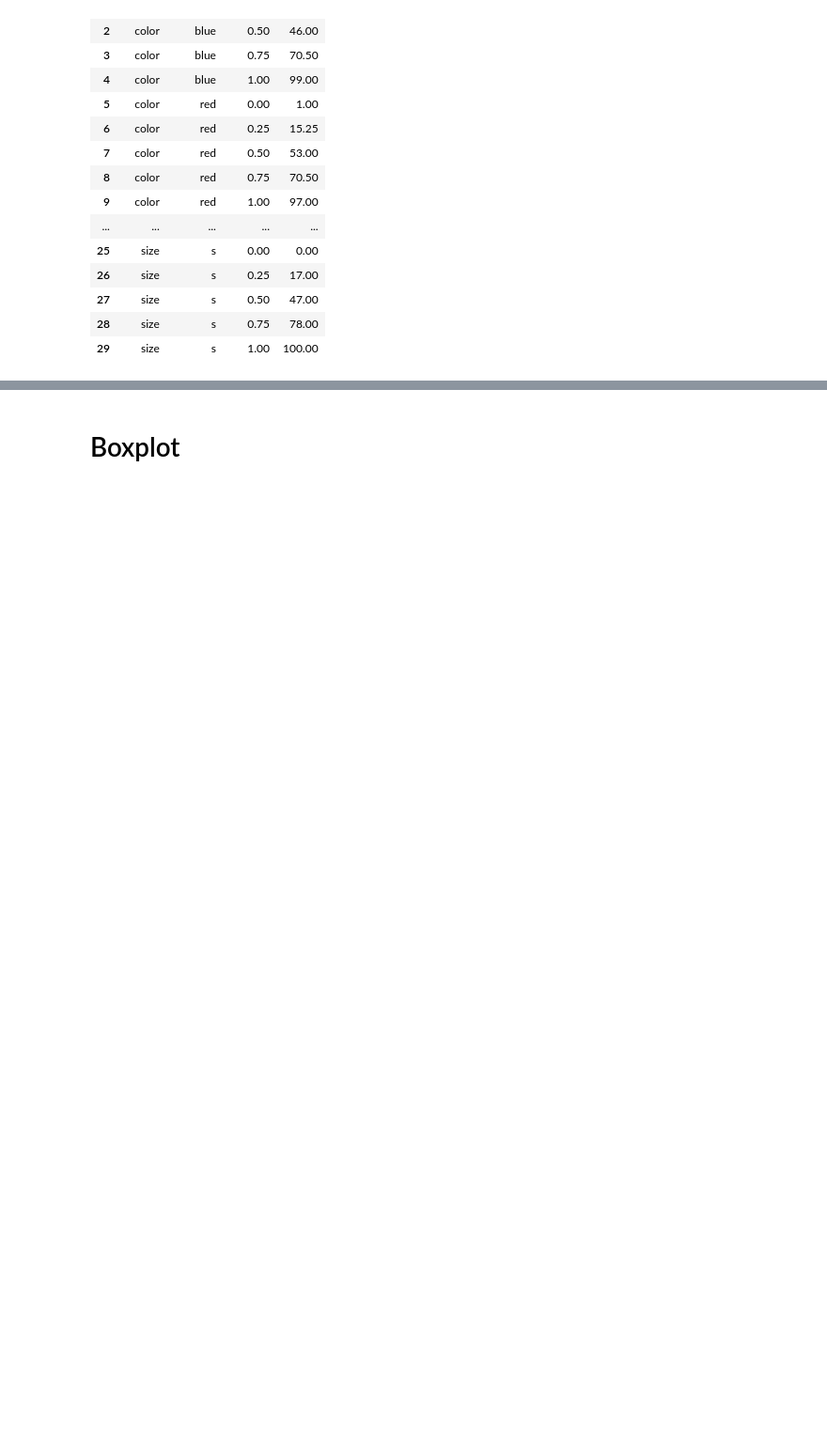
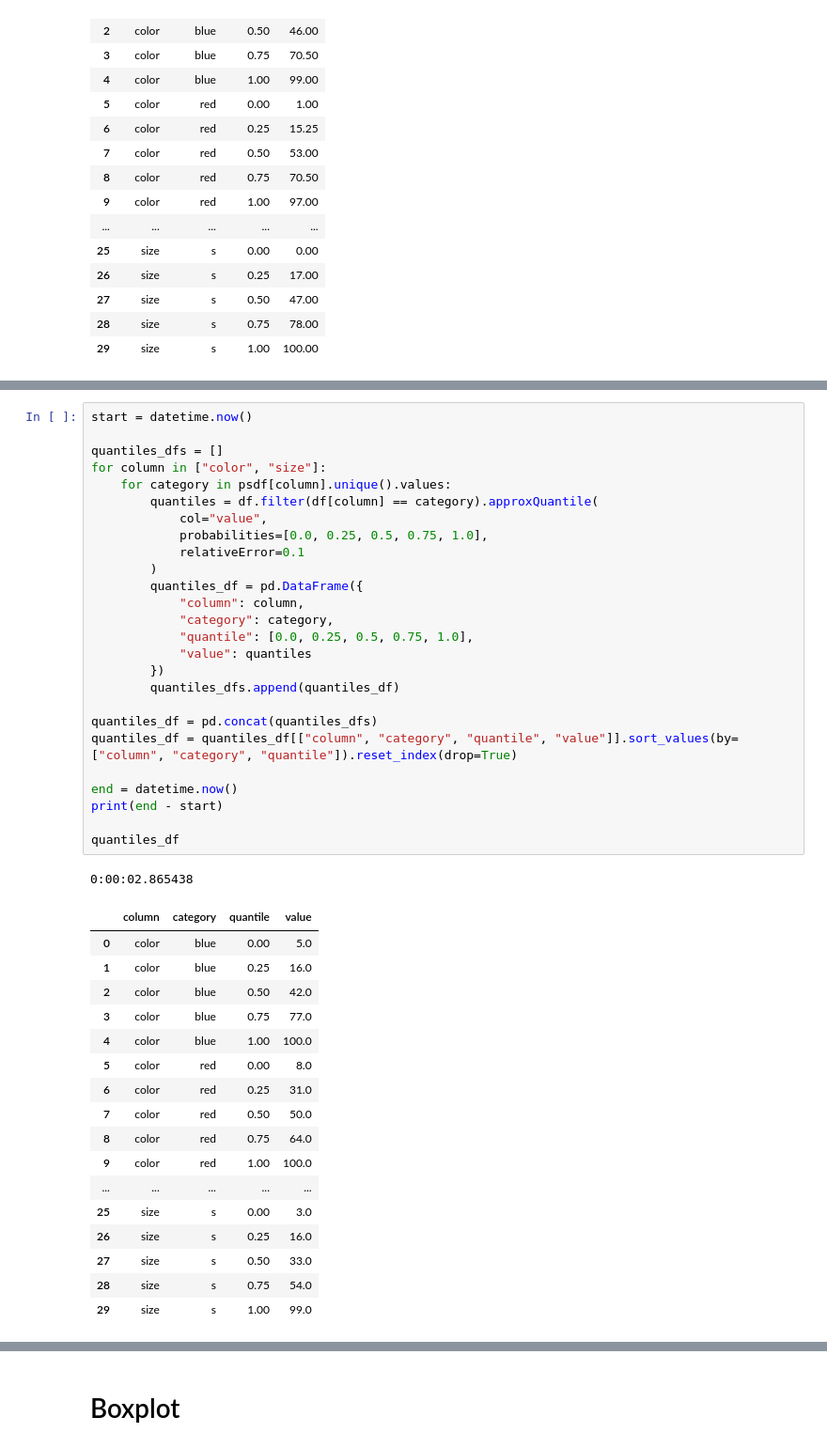
Before and after one commit to mathmathpp2/synapselightgbm_trial, a Jupyter notebook: quantile.ipynb, the cells around one changed output, grey strips where cells are left out. Shown at 94% size. Cells and saved outputs as stored; diff of their text form; blank space fills up the shorter version.

```diff
--- a/quantile.ipynb
+++ b/quantile.ipynb
@@ -231,0 +252,45 @@ quantiles_df
+# %%
+start = datetime.now()
+
+quantiles_dfs = []
+for column in ["color", "size"]:
+    for category in psdf[column].unique().values:
+        quantiles = df.filter(df[column] == category).approxQuantile(
+            col="value",
+            probabilities=[0.0, 0.25, 0.5, 0.75, 1.0],
+            relativeError=0.1
+        )
+        quantiles_df = pd.DataFrame({
+            "column": column,
+            "category": category,
+            "quantile": [0.0, 0.25, 0.5, 0.75, 1.0],
+            "value": quantiles
+        })
+        quantiles_dfs.append(quantiles_df)
+
+quantiles_df = pd.concat(quantiles_dfs)
+quantiles_df = quantiles_df[["column", "category", "quantile", "value"]].sort_values(by=["column", "category", "quantile"]).reset_index(drop=True)
+
+end = datetime.now()
+print(end - start)
+
+quantiles_df
+# %% [output]
+0:00:02.865438
+|  | column | category | quantile | value |
+| 0 | color | blue | 0.00 | 5.0 |
+| 1 | color | blue | 0.25 | 16.0 |
+| 2 | color | blue | 0.50 | 42.0 |
+| 3 | color | blue | 0.75 | 77.0 |
+| 4 | color | blue | 1.00 | 100.0 |
+| 5 | color | red | 0.00 | 8.0 |
+| 6 | color | red | 0.25 | 31.0 |
+| 7 | color | red | 0.50 | 50.0 |
+| 8 | color | red | 0.75 | 64.0 |
+| 9 | color | red | 1.00 | 100.0 |
+| ... | ... | ... | ... | ... |
+| 25 | size | s | 0.00 | 3.0 |
+| 26 | size | s | 0.25 | 16.0 |
+| 27 | size | s | 0.50 | 33.0 |
+| 28 | size | s | 0.75 | 54.0 |
+| 29 | size | s | 1.00 | 99.0 |
```
Also changed, not shown: parts of 12 cells of this notebook.
